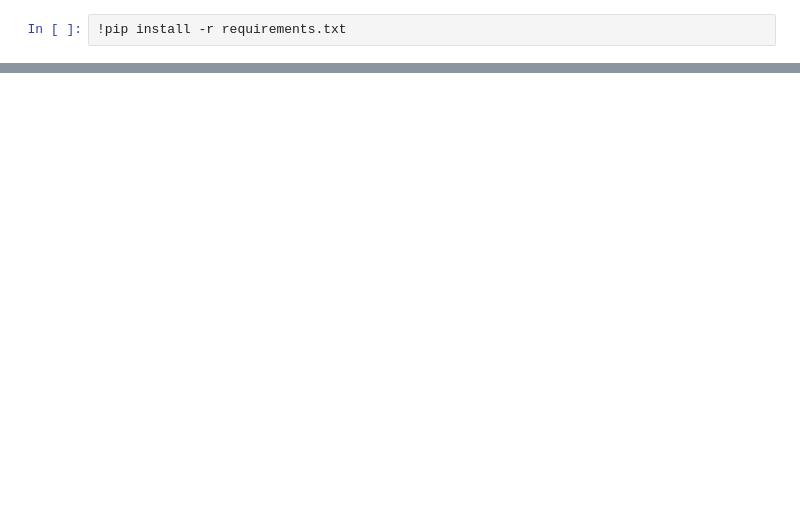
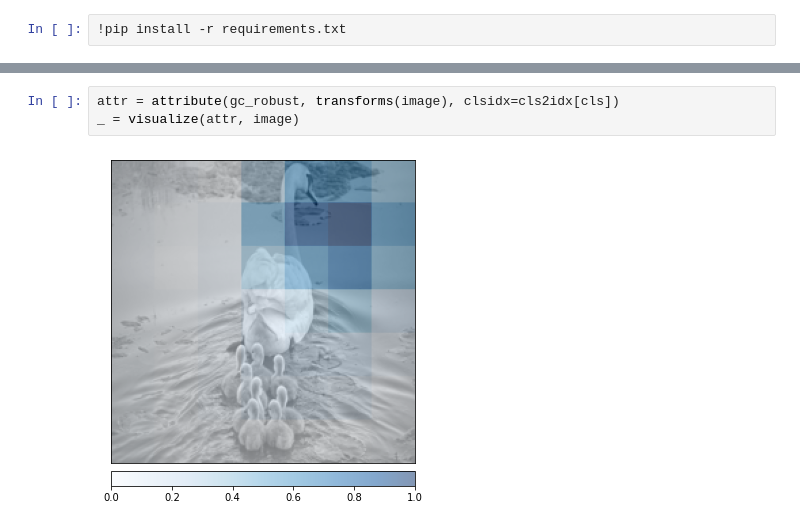
Before and after one commit to isaaccorley/CS-6463-Trust-in-AI, a Jupyter notebook: midterm/midterm.ipynb, the cells around one changed output, grey strips where cells are left out. Saved outputs shown, nothing was run; the diff lists cells and outputs as text; blank space fills up the shorter version.

```diff
--- a/midterm/midterm.ipynb
+++ b/midterm/midterm.ipynb
@@ -62,0 +97,5 @@ download_image(url)
+# %%
+attr = attribute(gc_robust, transforms(image), clsidx=cls2idx[cls])
+_ = visualize(attr, image)
+# %% [output]
+[figure, added]
```
Also changed, not shown: parts of 44 cells of this notebook, 3 other files.
